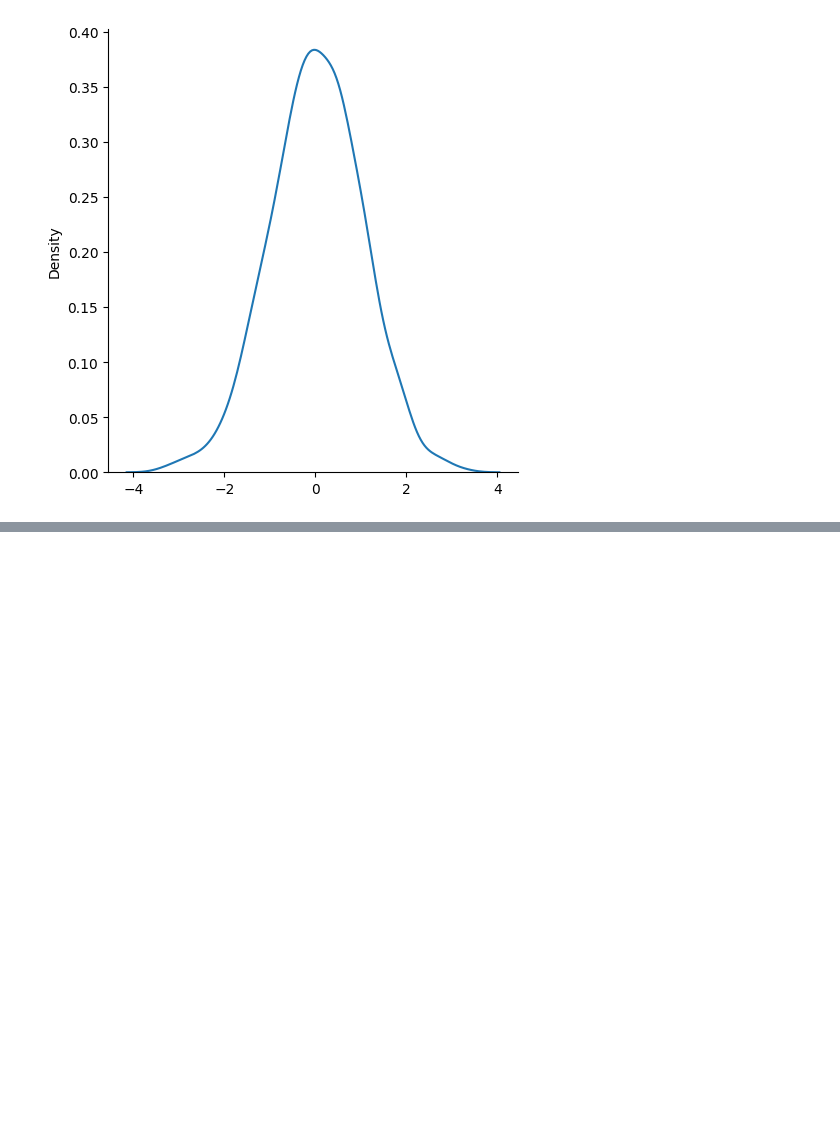
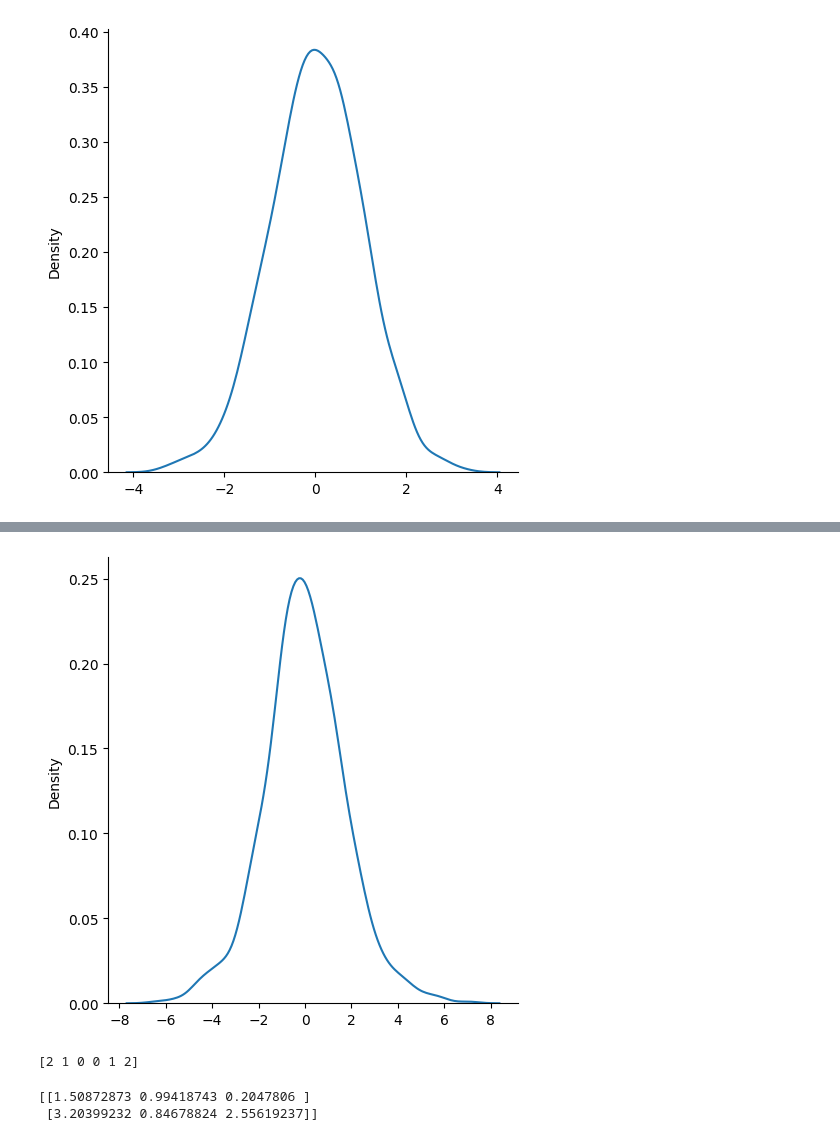
Before and after one commit to yulialee9732/Python-Notes, a Jupyter notebook: numPy/numPy_random.ipynb, the cells around one changed output, grey strips where cells are left out. Saved outputs shown, nothing was run; the diff lists cells and outputs as text; code cells hidden in the pictures; blank space fills up the shorter version.

```diff
--- a/numPy/numPy_random.ipynb
+++ b/numPy/numPy_random.ipynb
@@ -120,0 +163,45 @@ plt.show()
+# %%
+# Logistic Distribution
+# predicting whether something will happen or not (yes/no)
+# extensively used in Machine Learning - Logistic Regression
+# three parameters: loc, scale, size
+#       loc - mean, where the peak is, default 0
+#       scale - standard deviation, the flatness of distribution, default 1
+#       size - shape of the returned array
+
+
+from numpy import random
+import matplotlib.pyplot as plt
+import seaborn as sns
+sns.displot(random.logistic(size=1000),kind="kde")
+plt.show()
+# %% [output]
+[figure, added]
+# %%
+# Multinomial Distribution
+# It's a generalization of binomial distribution - more than two choice
+# three parameters: n, pvals, size
+#       n - number of experiment ran
+#       pvals - list of probabilities of outcomes (e.g. [1/6, 1/6, 1/6, 1/6, 1/6, 1/6] for dice roll).
+#       size - shape of the returned array
+
+from numpy import random
+
+x=random.multinomial(n=6, pvals=[1/6,1/6,1/6,1/6,1/6,1/6])
+print(x)
+# %% [output]
+[2 1 0 0 1 2]
+# %%
+# Exponential Distribution
+# It's used for describing time until next event e.g. succes/failure etc.
+# two parameters: scale, size
+#       scale - inverse of rate. default to 0
+#       size - shape of returned array
+
+from numpy import random
+
+x=random.exponential(scale=2, size=(2,3))
+print(x)
+# %% [output]
+[[1.50872873 0.99418743 0.2047806 ]
+ [3.20399232 0.84678824 2.55619237]]
```
Also changed, not shown: parts of 5 cells of this notebook.
